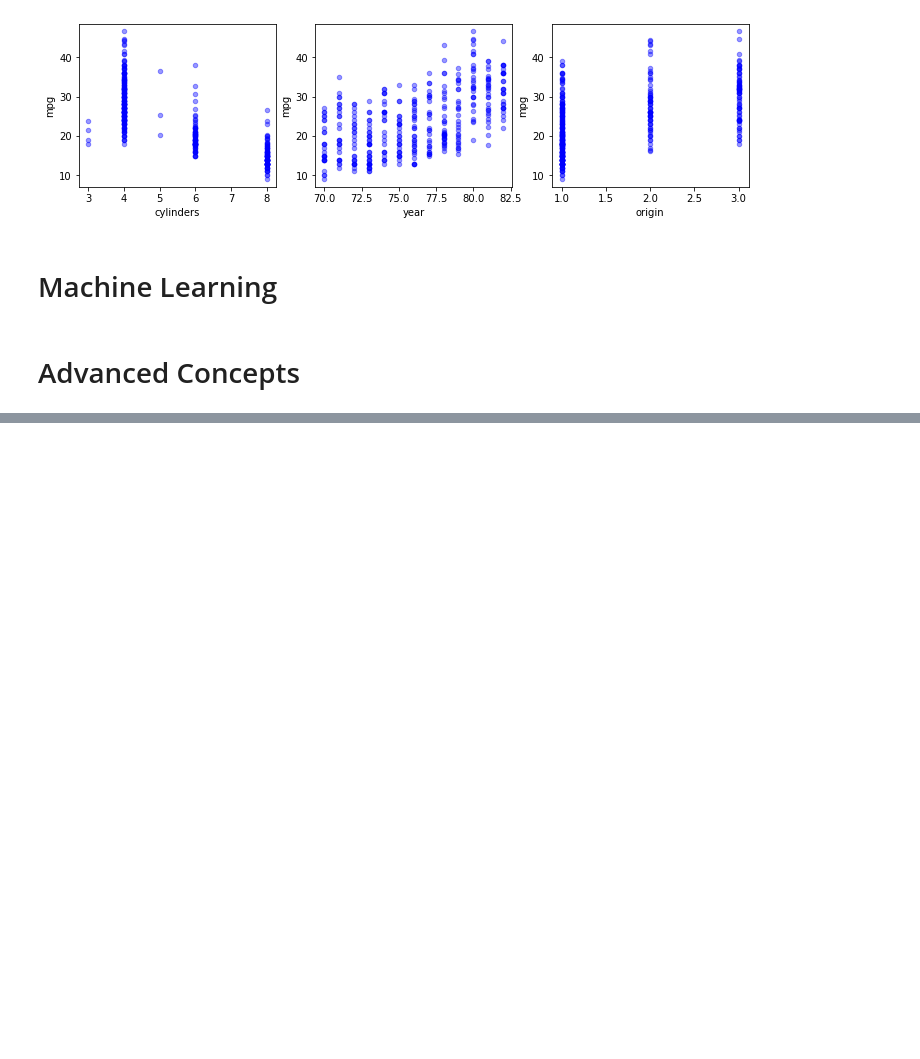
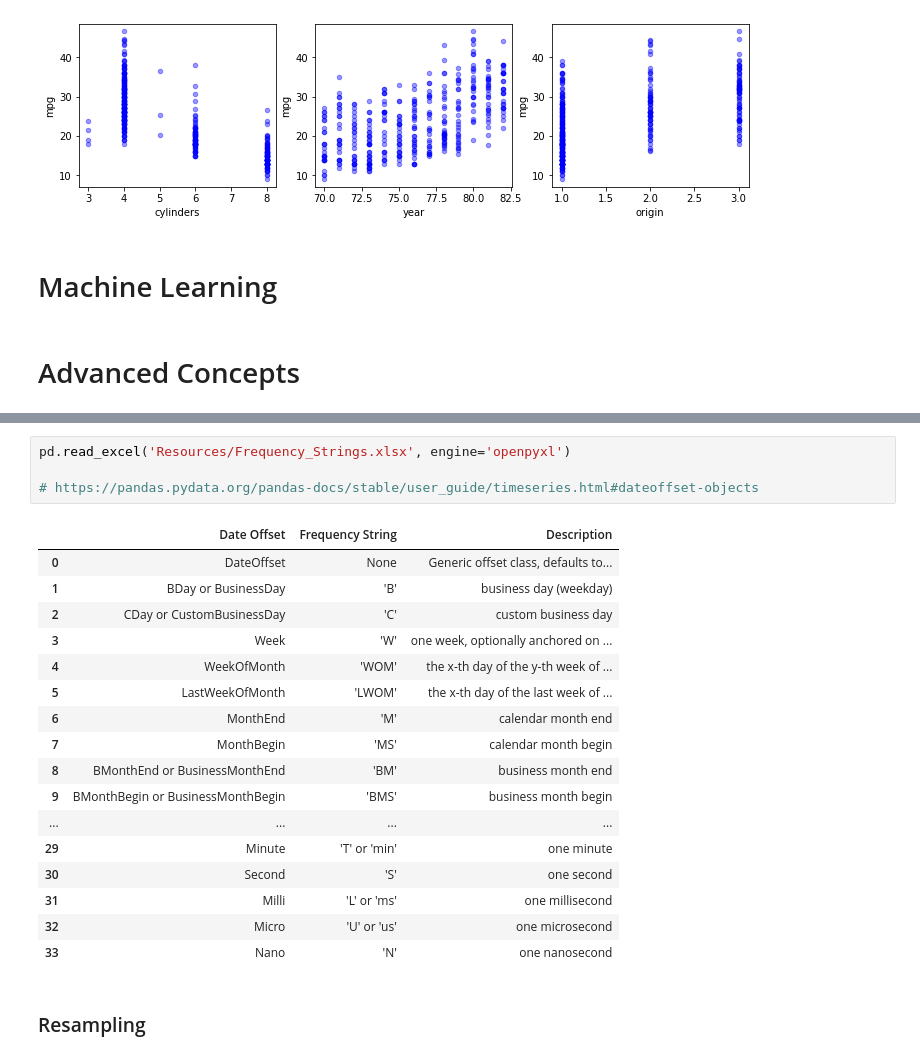
Before and after one commit to tjkim614/studynotes, a Jupyter notebook: study.ipynb, the cells around one changed output, grey strips where cells are left out. Cells and saved outputs as stored; diff of their text form; blank space fills up the shorter version.

Commit message:
added resources

```diff
--- a/study.ipynb
+++ b/study.ipynb
@@ -430,0 +461,24 @@ fig
+# %%
+pd.read_excel('Resources/Frequency_Strings.xlsx', engine='openpyxl')
+
+# https://pandas.pydata.org/pandas-docs/stable/user_guide/timeseries.html#dateoffset-objects
+# %% [output]
+|  | Date Offset | Frequency String | Description |
+| 0 | DateOffset | None | Generic offset class, defaults to... |
+| 1 | BDay or BusinessDay | 'B' | business day (weekday) |
+| 2 | CDay or CustomBusinessDay | 'C' | custom business day |
+| 3 | Week | 'W' | one week, optionally anchored on ... |
+| 4 | WeekOfMonth | 'WOM' | the x-th day of the y-th week of ... |
+| 5 | LastWeekOfMonth | 'LWOM' | the x-th day of the last week of ... |
+| 6 | MonthEnd | 'M' | calendar month end |
+| 7 | MonthBegin | 'MS' | calendar month begin |
+| 8 | BMonthEnd or BusinessMonthEnd | 'BM' | business month end |
+| 9 | BMonthBegin or BusinessMonthBegin | 'BMS' | business month begin |
+| ... | ... | ... | ... |
+| 29 | Minute | 'T' or 'min' | one minute |
+| 30 | Second | 'S' | one second |
+| 31 | Milli | 'L' or 'ms' | one millisecond |
+| 32 | Micro | 'U' or 'us' | one microsecond |
+| 33 | Nano | 'N' | one nanosecond |
+# %% [markdown]
+### Resampling
```
Also changed, not shown: parts of 8 cells of this notebook, 1 other file.
